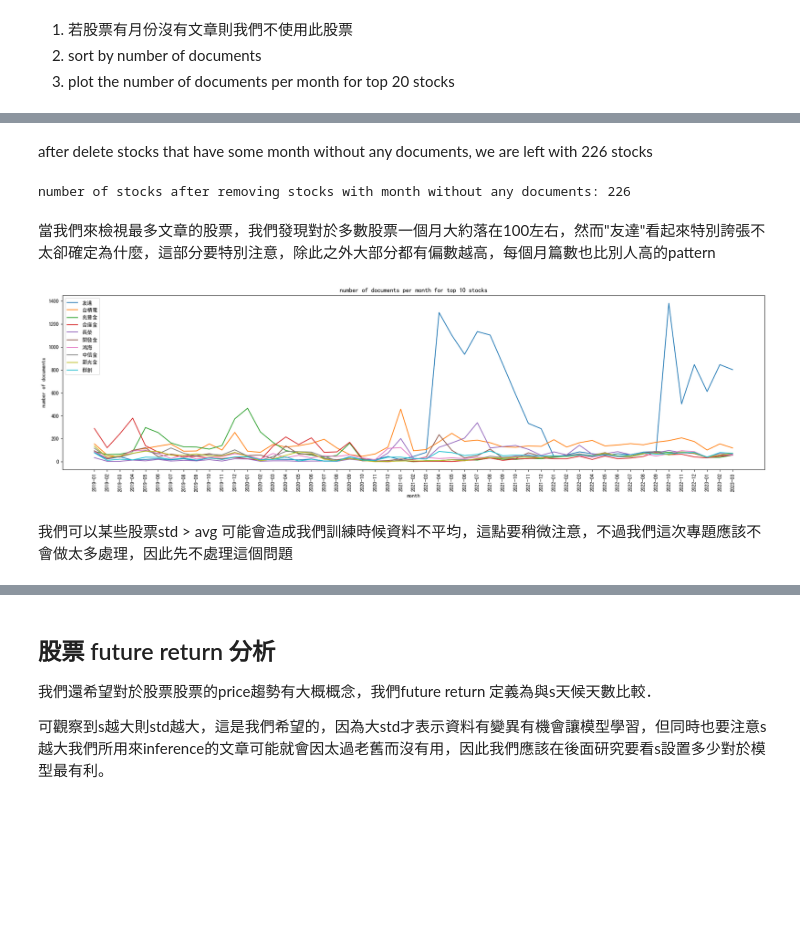
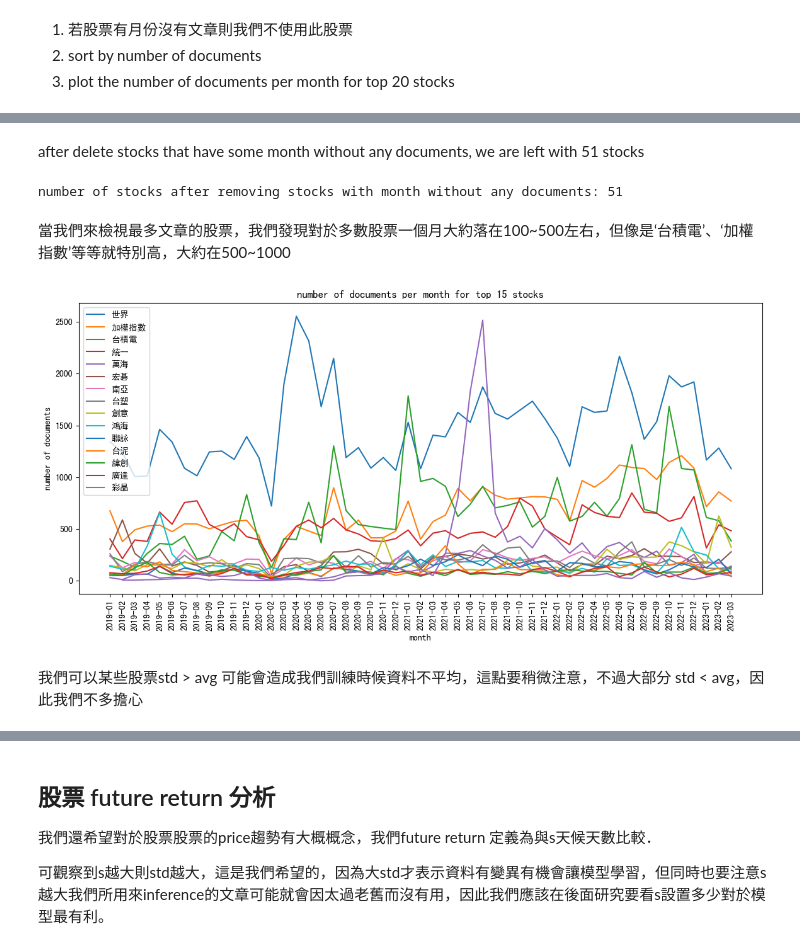
Before and after one commit to easonyu0203/2023-2-data-analyze-midterm, a Jupyter notebook: researchs/stock_feature_research.ipynb, the cells around one changed output, grey strips where cells are left out. Drawn from its saved outputs; the diff is of its cells as text; code cells hidden in the pictures; blank space fills up the shorter version.

Commit message:
feat: finish stock and train research

```diff
--- a/researchs/stock_feature_research.ipynb
+++ b/researchs/stock_feature_research.ipynb
@@ -46,0 +71,15 @@ some stock names: ['閎康', '中探針四', '國泰美國道瓊', '永信建',
+# %%
+import matplotlib.pyplot as plt
+import numpy as np
+
+stock_names = stock_meta.stock_names
+stocks = [stock_meta.get_stock_by_name(stock_name) for stock_name in stock_names]
+
+# average transaction count per month for each stock
+stocks = [stock for stock in stocks if stock.history_df['transaction'].mean() > 3000  and stock.history_df['transaction'].min() > 0 and len(stock.history_df) > 1000]
+
+# sort by transaction count
+stocks = sorted(stocks, key=lambda stock: stock.history_df['transaction'].mean(), reverse=True)
+stock_names = [s.name for s in stocks]
+
+print(f"number of stocks after filter by transaction count: {len(stocks)}")
@@ -47,17 +106,5 @@ some stock names: ['閎康', '中探針四', '國泰美國道瓊', '永信建',
 # %%
-"""
-Loading documents from database and count the number of documents for each stock
-"""
-from dateutil.relativedelta import relativedelta
-from datetime import datetime, timedelta
-from tqdm import tqdm
-from datasets.docs_dataset import DbDocsDataset
-from utils.cacher import Cacher
 
-# load documents from database
-db_docs_dataset = DbDocsDataset()
-# stock names
-stock_names = stock_meta.stock_names
 
 def get_stock_stock_name_to_num_docs(db_docs_dataset, stock_names):
 
@@ -66,17 +113,19 @@ def get_stock_stock_name_to_num_docs(db_docs_dataset, stock_names):
 
     # preprocess stock_names into a dictionary for faster lookups
     stock_names = set(stock_names)
+    stock_name_to_name_keywords = {stock_name: set(jieba_fast.cut(stock_name)) for stock_name in stock_names}
 
     # check if we have cached stock_name_to_num_docs
     cached_stock_name_to_num_docs = Cacher.load("stock_name_to_num_docs")
     if cached_stock_name_to_num_docs is not None:
         print("loaded stock_name_to_num_docs from cache")
+        cached_stock_name_to_num_docs = {k: v for k, v in cached_stock_name_to_num_docs.items() if k in stock_names}
         return cached_stock_name_to_num_docs
 
     # loop through each document, and for each stock, we check whether this document is relevant to this stock, if so, then count it
     for doc in tqdm(db_docs_dataset, desc="filtering docs"):
-        doc_text_set = set(doc.title.split() + doc.content.split() + [doc.author])
-        relevant_stocks = stock_names.intersection(doc_text_set)
+        doc_text_set = set(k for k, w in doc.keywords)
+        relevant_stocks = [name for name in stock_names if stock_name_to_name_keywords[name].issubset(doc_text_set)]
 
         for stock_name in relevant_stocks:
             if stock_name not in stock_name_to_num_docs:
@@ -86,6 +135,7 @@ def get_stock_stock_name_to_num_docs(db_docs_dataset, stock_names):
             if bin_name not in stock_name_to_num_docs[stock_name]:
                 stock_name_to_num_docs[stock_name][bin_name] = 0
             stock_name_to_num_docs[stock_name][bin_name] += 1
+
 
     # ensure that the bins are sorted and add missing months with a count of 0
     for stock_name, num_docs_in_each_bin in tqdm(stock_name_to_num_docs.items(), desc="converting to num docs every month"):
@@ -124,5 +174,5 @@ number of stocks after filtering: 2175
 # %% [markdown]
-after delete stocks that have some month without any documents, we are left with 226 stocks
+after delete stocks that have some month without any documents, we are left with 51 stocks
 # %%
 # remove stock that has month without any documents
 for stock_name in list(stock_name_to_num_docs.keys()):
@@ -140,33 +190,33 @@ for stock_name in list(stock_name_to_num_docs.keys()):
 stock_name_to_num_docs = sorted(stock_name_to_num_docs.items(), key=lambda x: sum(x[1].values()), reverse=True)
 print(f"number of stocks after removing stocks with month without any documents: {len(stock_name_to_num_docs)}")
 # %% [output]
-number of stocks after removing stocks with month without any documents: 226
+number of stocks after removing stocks with month without any documents: 51
-# %% [markdown]
-當我們來檢視最多文章的股票，我們發現對於多數股票一個月大約落在100左右，然而"友達"看起來特別誇張不太卻確定為什麼，這部分要特別注意，除此之外大部分都有偏數越高，每個月篇數也比別人高的pattern
+# %% [markdown]
+當我們來檢視最多文章的股票，我們發現對於多數股票一個月大約落在100~500左右，但像是‘台積電’、‘加權指數’等等就特別高，大約在500~1000
 # %%
 import matplotlib.pyplot as plt
 plt.rcParams['font.sans-serif'] = ['SimHei']
 
-topk = 10
+topk = 15
 # for each stock, plot the number of documents per month, all in one plot
 for i in range(topk):
     stock_name = stock_name_to_num_docs[i][0]
     num_docs_in_each_bin = stock_name_to_num_docs[i][1]
     sorted_bins = sorted(num_docs_in_each_bin.keys())
     plt.plot(sorted_bins, [num_docs_in_each_bin[bin_name] for bin_name in sorted_bins], label=stock_name)
 
 plt.legend()
 plt.title(f"number of documents per month for top {topk} stocks")
 plt.xlabel("month")  # rotate the x-labels by 90 degrees
 plt.ylabel("number of documents")
-plt.gcf().set_size_inches(24, 6)
+plt.gcf().set_size_inches(14, 6)
 # Rotate the x-tick labels by 90 degrees and display them vertically
 plt.xticks(rotation=90)
 plt.show()
 # %% [output]
-[figure, old version]
+[figure, new version]
 # %% [markdown]
-我們可以某些股票std > avg 可能會造成我們訓練時候資料不平均，這點要稍微注意，不過我們這次專題應該不會做太多處理，因此先不處理這個問題
+我們可以某些股票std > avg 可能會造成我們訓練時候資料不平均，這點要稍微注意，不過大部分 std < avg，因此我們不多擔心
 # %%
 import numpy as np
 import matplotlib.pyplot as plt
```
Also changed, not shown: parts of 17 cells of this notebook, 12 other files.
